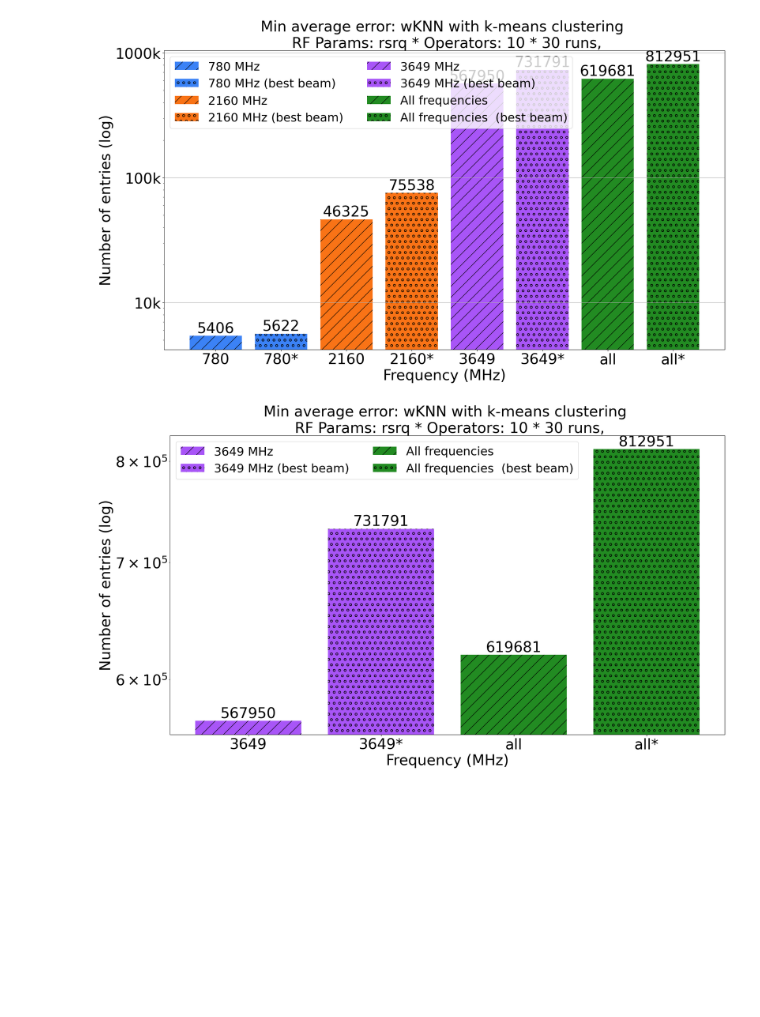
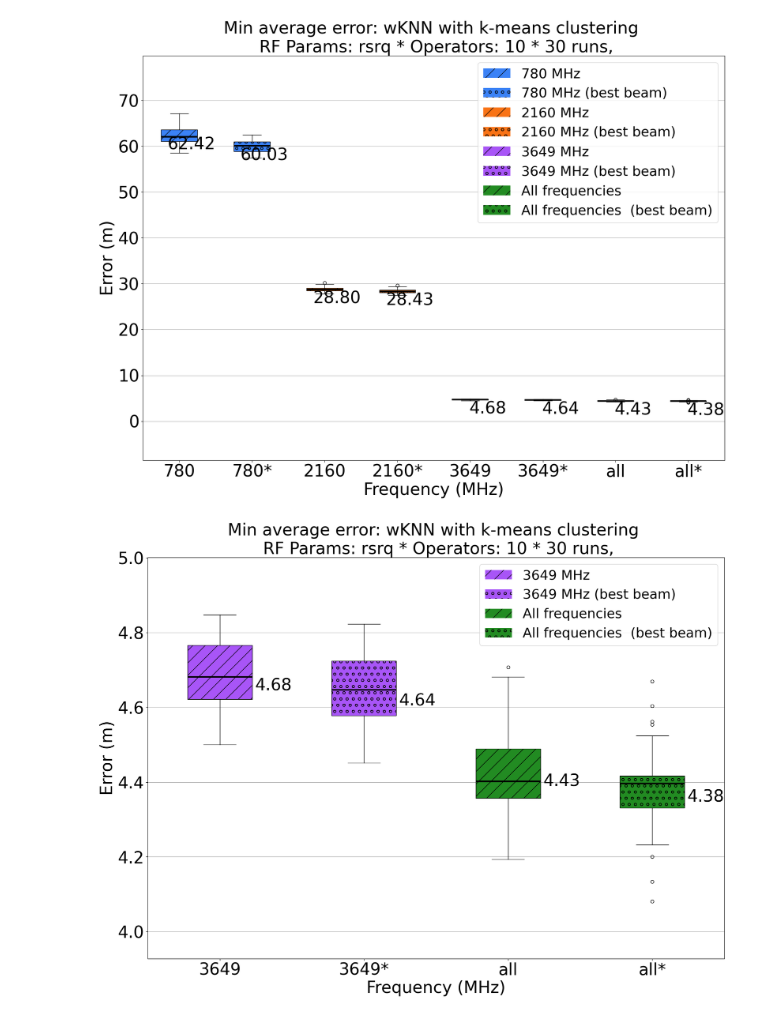
Before and after one commit to Andreas-Espelund/5G_localization, a Jupyter notebook: plotting/plot_frequency.ipynb, the cells around one changed output. Drawn from its saved outputs; the diff is of its cells as text; code cells hidden in the pictures; blank space fills up the shorter version.

```diff
--- a/plotting/plot_frequency.ipynb
+++ b/plotting/plot_frequency.ipynb
@@ -34,10 +34,10 @@ def rename_cols(df, star: bool = False) -> dict[int, str]:
     return {col: 'all' if int(col) == 0 else str(col) for col in df.columns}
 
 
-errors_df = errors_df.rename(columns=rename_cols(errors_df))
-entries_df = entries_df.rename(columns=rename_cols(entries_df))
-errors_df_control = errors_df_control.rename(columns=rename_cols(errors_df_control, star=True))
-entries_df_control = entries_df_control.rename(columns=rename_cols(entries_df_control, star=True))
+errors_df = errors_df.rename(columns=rename_cols(errors_df, star=True))
+entries_df = entries_df.rename(columns=rename_cols(entries_df, star=True))
+errors_df_control = errors_df_control.rename(columns=rename_cols(errors_df_control))
+entries_df_control = entries_df_control.rename(columns=rename_cols(entries_df_control))
 
 
 def merge_alternate(list1, list2):
@@ -231,35 +233,36 @@ def make_barplot(
 # %%
 color_map = get_config("color_map.json", "frequency")
 
 column_orders = [
     ['780', '2160', '3649', 'all'],
     ['3649', 'all']
 ]
 
 for order in column_orders:
     star_order = list(map(lambda x: x + "*", order))
 
     all_cols = merge_alternate(order, star_order)
 
     all_errors = pd.concat([errors_df, errors_df_control], axis=1)[all_cols]
     all_entries = pd.concat([entries_df, entries_df_control], axis=1)[all_cols]
 
-    # make_boxplot(
-    #     df=all_errors,
-    #     title=f'Min average error: {title_string}',
-    #     x_label='Frequency (MHz)',
-    #     y_label='Error (m)',
-    #     color=color_map,
-    # )
-
-    make_barplot(
-        df=all_entries,
+    make_boxplot(
+        df=all_errors,
         title=f'Min average error: {title_string}',
         x_label='Frequency (MHz)',
-        y_label='Number of entries (log)',
+        y_label='Error (m)',
         color=color_map,
         annotate=True,
     )
+    #
+    # make_barplot(
+    #     df=all_entries,
+    #     title=f'Number of data points: {title_string}',
+    #     x_label='Frequency (MHz)',
+    #     y_label='Number of entries (log)',
+    #     color=color_map,
+    #     annotate=True,
+    # )
 # %% [output]
-[figure, old version]
+[figure, new version]
-[figure, old version]
+[figure, new version]
```
Also changed, not shown: parts of 2 cells of this notebook, 3 other files.
